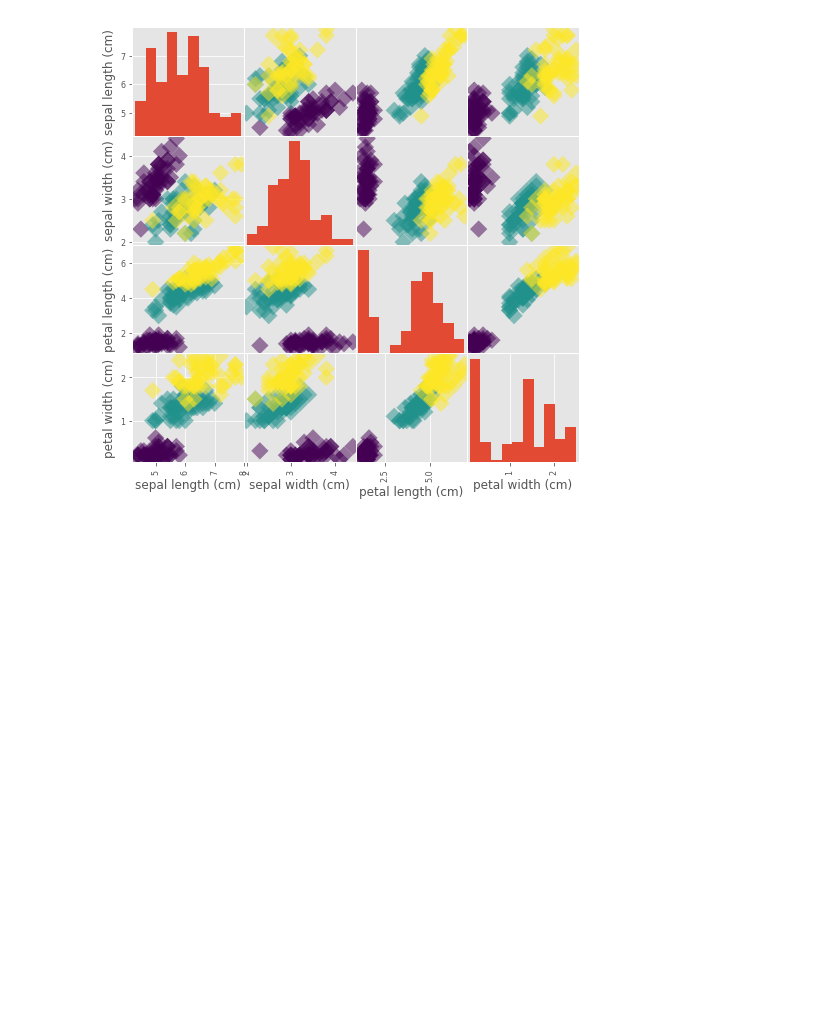
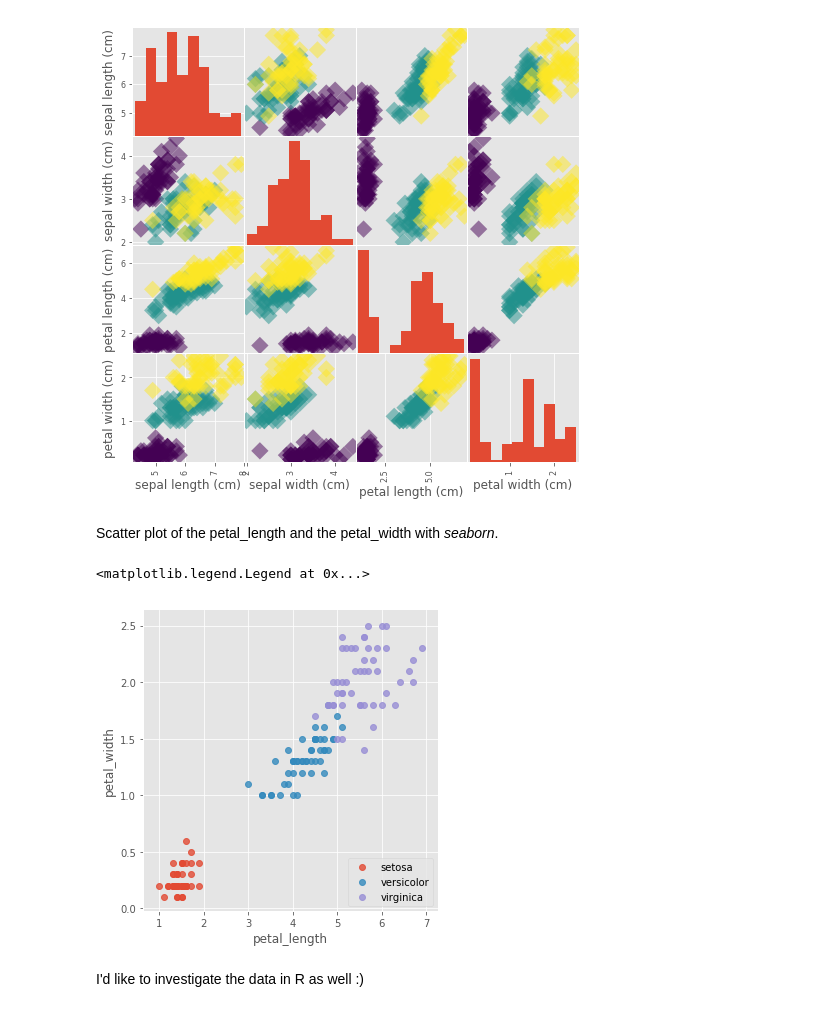
Before and after one commit to kaymal/Machine-Learning-with-Python, a Jupyter notebook: Supervised Learning.ipynb, the cells around one changed output. Saved outputs shown, nothing was run; the diff lists cells and outputs as text; code cells hidden in the pictures; blank space fills up the shorter version.

```diff
--- a/Supervised Learning.ipynb
+++ b/Supervised Learning.ipynb
@@ -58,3 +57,21 @@ pd.plotting.scatter_matrix(df, c = iris.target, figsize = [8, 8], s = 150, marke
 plt.show()
 # %% [output]
 [figure]
+# %% [markdown]
+Scatter plot of the petal_length and the petal_width with _seaborn_.
+# %%
+import seaborn as sns
+df_iris = sns.load_dataset('iris')
+
+# Use the 'hue' argument to provide a factor variable
+sns.lmplot( x="petal_length", y="petal_width", data=df_iris, fit_reg=False, hue='species', legend=False)
+
+# Move the legend to the lower right
+plt.legend(loc='lower right')
+
+#sns.plt.show()
+# %% [output]
+<matplotlib.legend.Legend at 0x...>
+[figure, added]
+# %% [markdown]
+I'd like to investigate the data in R as well :)
```
Also changed, not shown: parts of 24 cells of this notebook.
